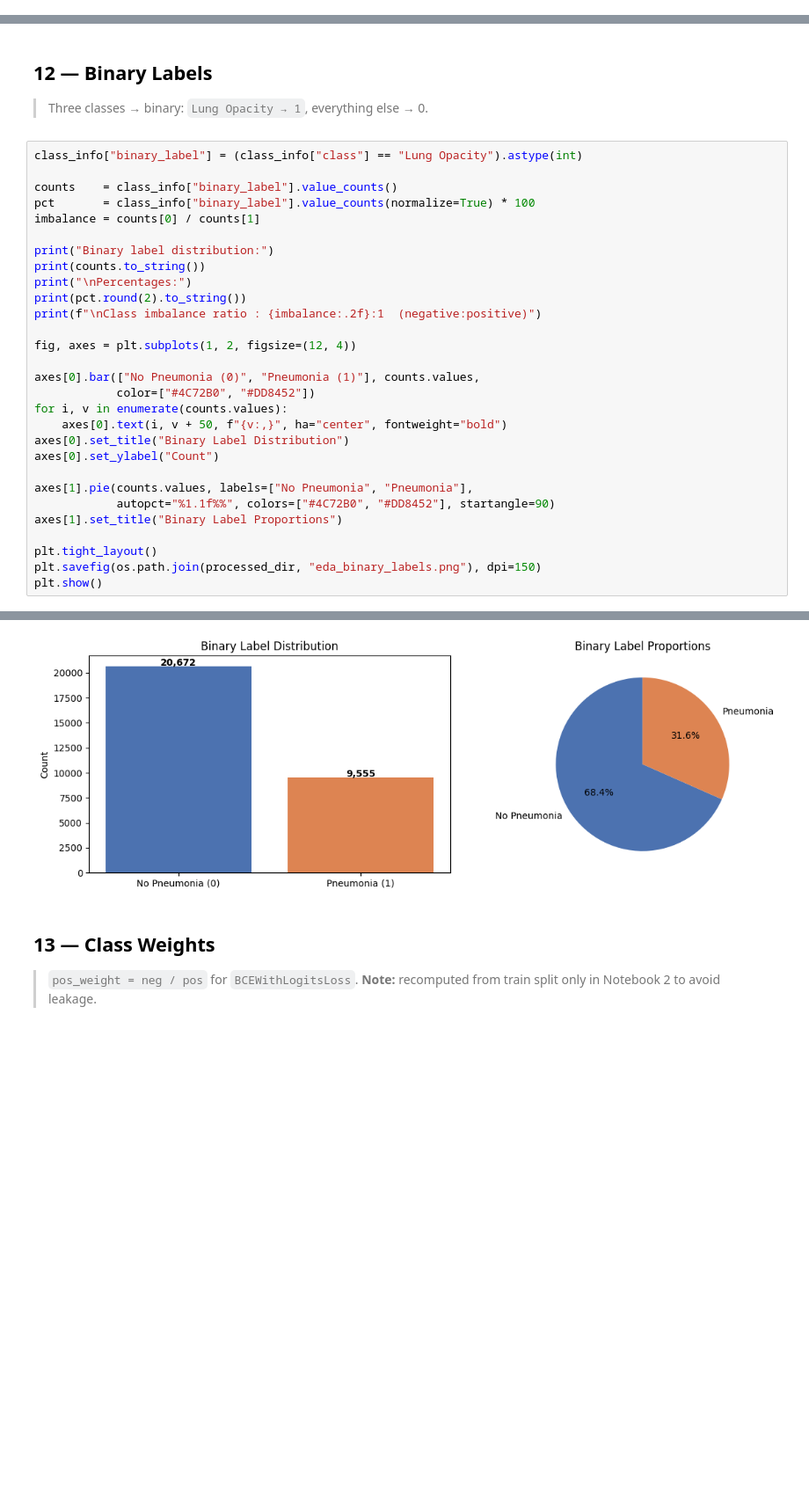
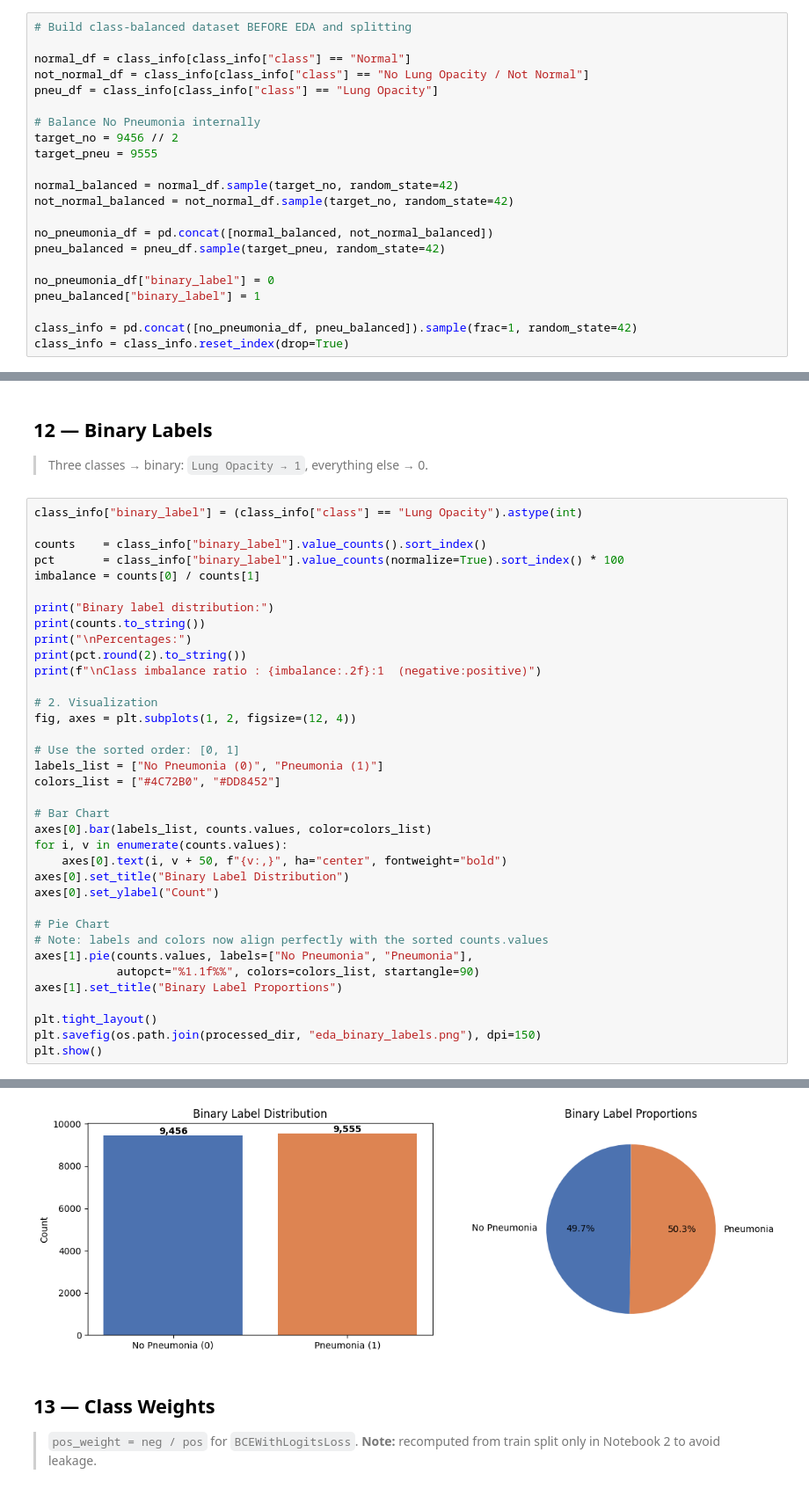
Before and after one commit to ahmed2005Ihab/XAI-Project-Team-19, a Jupyter notebook: notebooks/Ahmed_Assem_EDA&Preprocessing.ipynb, the cells around one changed output, grey strips where cells are left out. Shown at 88% size. Saved outputs shown, nothing was run; the diff lists cells and outputs as text; blank space fills up the shorter version.

```diff
--- a/notebooks/Ahmed_Assem_EDA&Preprocessing.ipynb
+++ b/notebooks/Ahmed_Assem_EDA&Preprocessing.ipynb
@@ -101,6 +101,28 @@ print(f"Removed (missing DCM)  : {n_before - n_after}")
 Patients before filter : 30227
 Patients after  filter : 30227
 Removed (missing DCM)  : 0
+# %%
+# Build class-balanced dataset BEFORE EDA and splitting
+
+normal_df = class_info[class_info["class"] == "Normal"]
+not_normal_df = class_info[class_info["class"] == "No Lung Opacity / Not Normal"]
+pneu_df = class_info[class_info["class"] == "Lung Opacity"]
+
+# Balance No Pneumonia internally
+target_no = 9456 // 2
+target_pneu = 9555
+
+normal_balanced = normal_df.sample(target_no, random_state=42)
+not_normal_balanced = not_normal_df.sample(target_no, random_state=42)
+
+no_pneumonia_df = pd.concat([normal_balanced, not_normal_balanced])
+pneu_balanced = pneu_df.sample(target_pneu, random_state=42)
+
+no_pneumonia_df["binary_label"] = 0
+pneu_balanced["binary_label"] = 1
+
+class_info = pd.concat([no_pneumonia_df, pneu_balanced]).sample(frac=1, random_state=42)
+class_info = class_info.reset_index(drop=True)
 # %% [markdown]
 ## 5 — EDA: Class Distribution
 # %%
@@ -326,8 +347,8 @@ plt.show()
 # %%
 class_info["binary_label"] = (class_info["class"] == "Lung Opacity").astype(int)
 
-counts    = class_info["binary_label"].value_counts()
-pct       = class_info["binary_label"].value_counts(normalize=True) * 100
+counts    = class_info["binary_label"].value_counts().sort_index()
+pct       = class_info["binary_label"].value_counts(normalize=True).sort_index() * 100
 imbalance = counts[0] / counts[1]
 
 print("Binary label distribution:")
@@ -336,17 +357,24 @@ print("\nPercentages:")
 print(pct.round(2).to_string())
 print(f"\nClass imbalance ratio : {imbalance:.2f}:1  (negative:positive)")
 
+# 2. Visualization
 fig, axes = plt.subplots(1, 2, figsize=(12, 4))
 
-axes[0].bar(["No Pneumonia (0)", "Pneumonia (1)"], counts.values,
-            color=["#4C72B0", "#DD8452"])
+# Use the sorted order: [0, 1]
+labels_list = ["No Pneumonia (0)", "Pneumonia (1)"]
+colors_list = ["#4C72B0", "#DD8452"]
+
+# Bar Chart
+axes[0].bar(labels_list, counts.values, color=colors_list)
 for i, v in enumerate(counts.values):
     axes[0].text(i, v + 50, f"{v:,}", ha="center", fontweight="bold")
 axes[0].set_title("Binary Label Distribution")
 axes[0].set_ylabel("Count")
 
+# Pie Chart
+# Note: labels and colors now align perfectly with the sorted counts.values
 axes[1].pie(counts.values, labels=["No Pneumonia", "Pneumonia"],
-            autopct="%1.1f%%", colors=["#4C72B0", "#DD8452"], startangle=90)
+            autopct="%1.1f%%", colors=colors_list, startangle=90)
 axes[1].set_title("Binary Label Proportions")
 
 plt.tight_layout()
@@ -367,4 +395,4 @@ Class imbalance ratio : 2.16:1  (negative:positive)
-[figure, old version]
+[figure, new version]
 # %% [markdown]
 ## 13 — Class Weights
 
```
Also changed, not shown: parts of 9 cells of this notebook, 2 other files.
